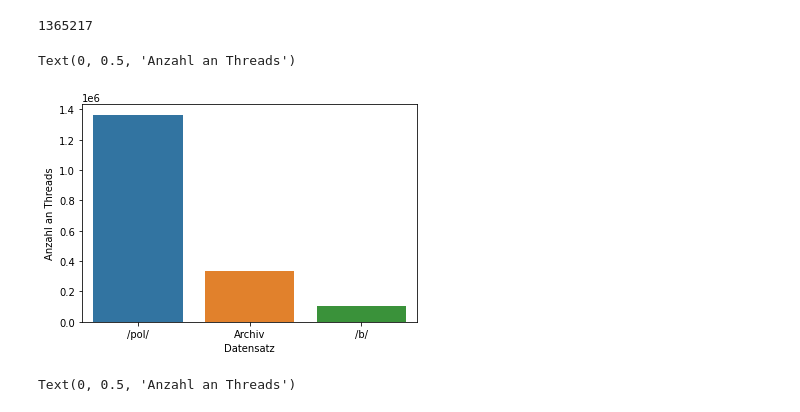
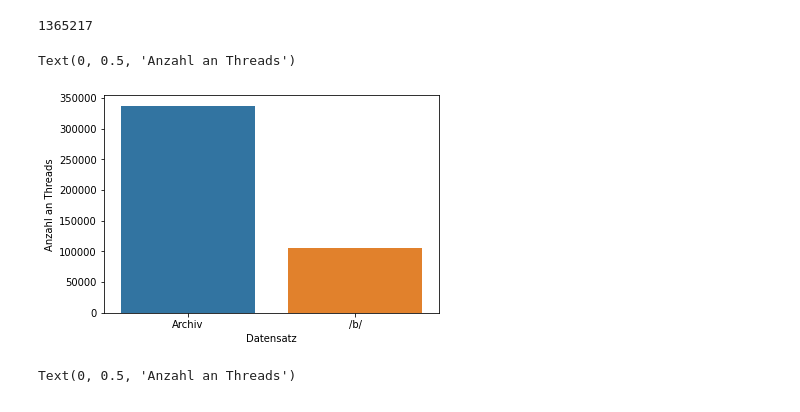
Before and after one commit to Veritogen/master_thesis, a Jupyter notebook: Deskriptives.ipynb, the cells around one changed output. Drawn from its saved outputs; the diff is of its cells as text; code cells hidden in the pictures.

```diff
--- a/Deskriptives.ipynb
+++ b/Deskriptives.ipynb
@@ -110,12 +110,12 @@ sum(filter_on_stats(pol_stats))
 # %% [output]
 1365217
 # %%
-g = sns.barplot(x=['/pol/', 'Archiv', "/b/"], y=[sum(filter_on_stats(pol_stats)), sum(filter_on_stats(archive_stats)), sum(filter_on_stats(b_stats))], orient="v")
+g = sns.barplot(x=['Archiv', "/b/"], y=[sum(filter_on_stats(archive_stats)), sum(filter_on_stats(b_stats))], orient="v")
 g.set_xlabel("Datensatz")
 g.set_ylabel("Anzahl an Threads")
 # %% [output]
 Text(0, 0.5, 'Anzahl an Threads')
-[figure, old version]
+[figure, new version]
 # %%
 counter = Counter(archive_stats.board)
 board_dict = OrderedDict(sorted(counter.items(), key=lambda x: x[1], reverse=True))
```
Also changed, not shown: parts of 21 cells of this notebook, 4 other files.
